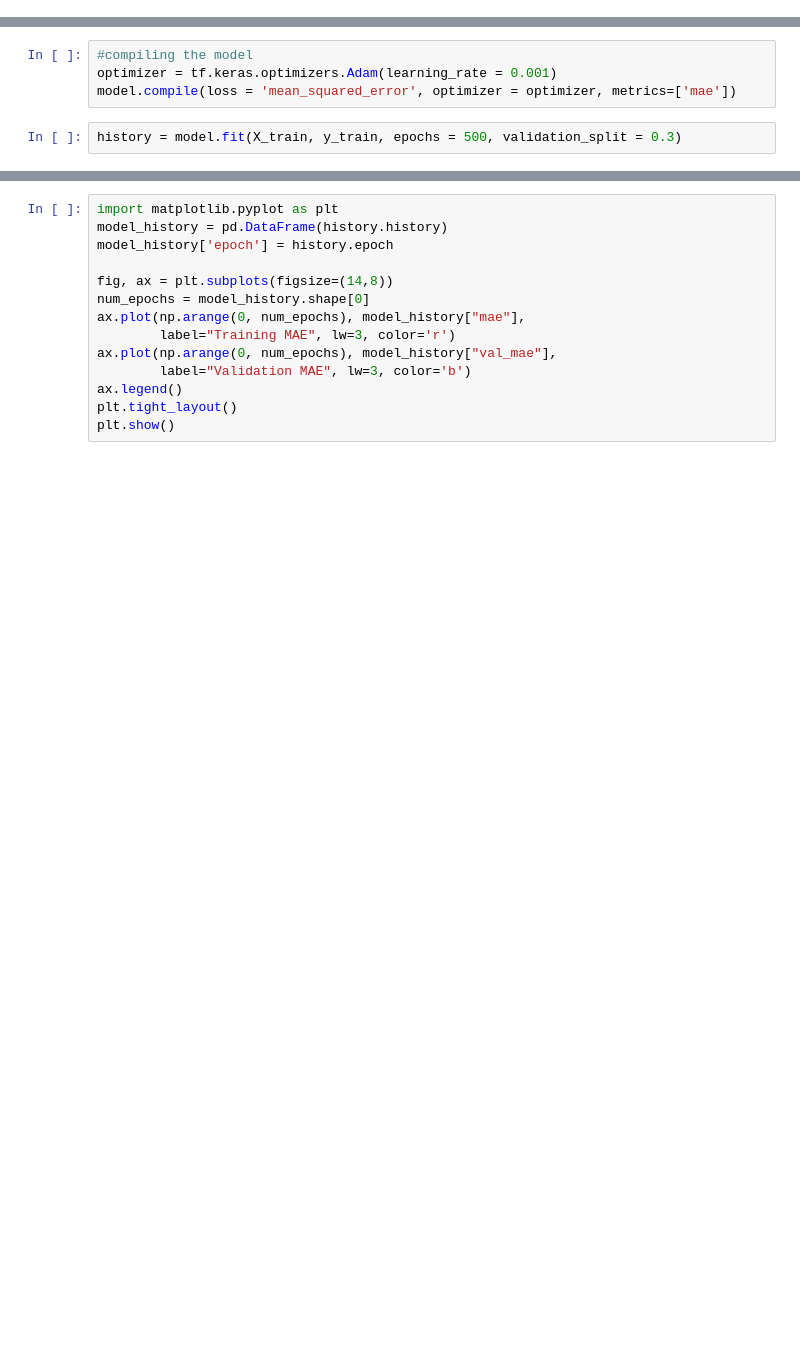
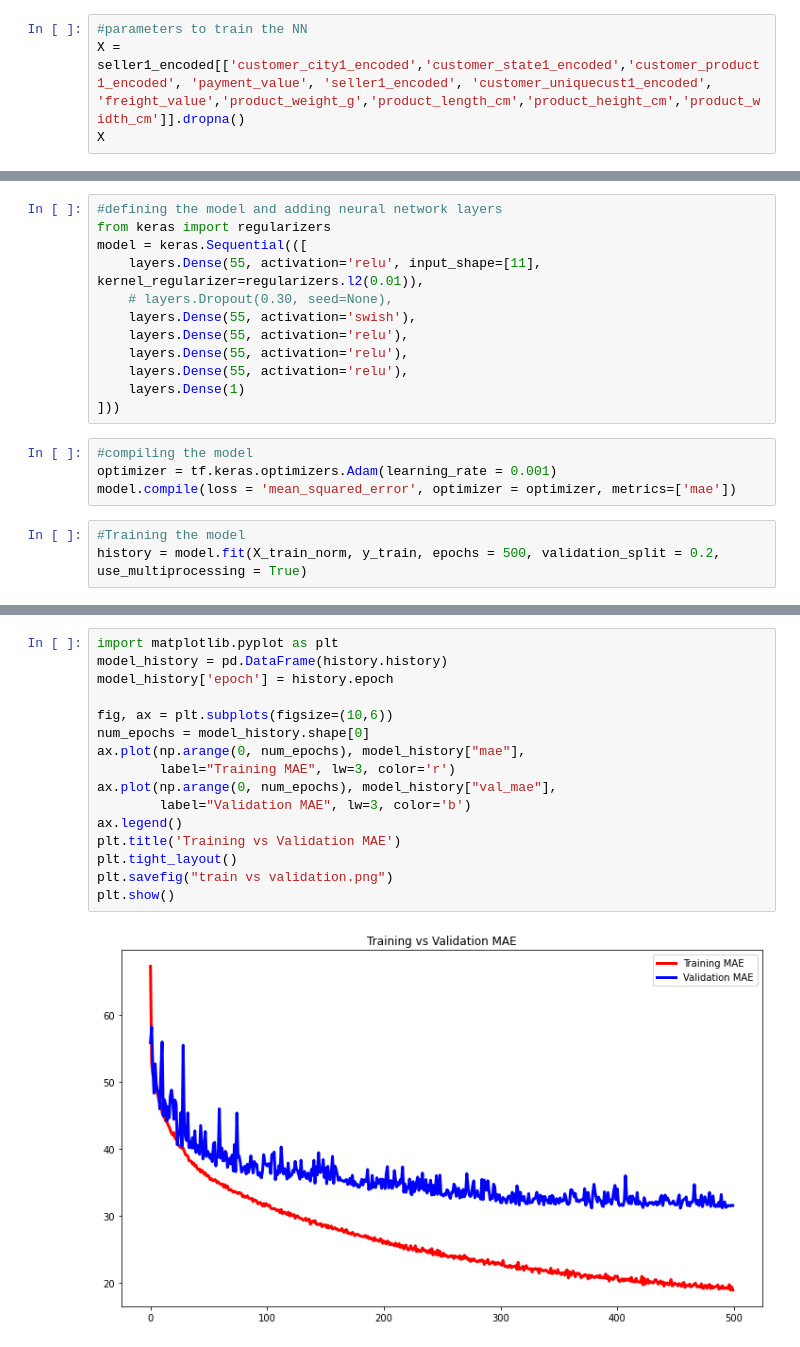
Before and after one commit to Varadad/Personalize_Pricing, a Jupyter notebook: Personalize_Pricing.ipynb, the cells around one changed output, grey strips where cells are left out. Saved outputs shown, nothing was run; the diff lists cells and outputs as text; blank space fills up the shorter version.

```diff
--- a/Personalize_Pricing.ipynb
+++ b/Personalize_Pricing.ipynb
@@ -268,0 +138,4 @@ model = keras.Sequential(([
+# %%
+#parameters to train the NN
+X = seller1_encoded[['customer_city1_encoded','customer_state1_encoded','customer_product1_encoded', 'payment_value', 'seller1_encoded', 'customer_uniquecust1_encoded', 'freight_value','product_weight_g','product_length_cm','product_height_cm','product_width_cm']].dropna()
+X
@@ -269,6 +199,19 @@ model = keras.Sequential(([
+# %%
+#defining the model and adding neural network layers
+from keras import regularizers
+model = keras.Sequential(([
+    layers.Dense(55, activation='relu', input_shape=[11], kernel_regularizer=regularizers.l2(0.01)),
+    # layers.Dropout(0.30, seed=None),
+    layers.Dense(55, activation='swish'),
+    layers.Dense(55, activation='relu'),
+    layers.Dense(55, activation='relu'),
+    layers.Dense(55, activation='relu'),
+    layers.Dense(1)
+]))
 # %%
 #compiling the model
 optimizer = tf.keras.optimizers.Adam(learning_rate = 0.001)
 model.compile(loss = 'mean_squared_error', optimizer = optimizer, metrics=['mae'])
 # %%
-history = model.fit(X_train, y_train, epochs = 500, validation_split = 0.3)
+#Training the model
+history = model.fit(X_train_norm, y_train, epochs = 500, validation_split = 0.2, use_multiprocessing = True)
@@ -275,14 +236,18 @@ history = model.fit(X_train, y_train, epochs = 500, validation_split = 0.3)
 # %%
 import matplotlib.pyplot as plt
 model_history = pd.DataFrame(history.history)
 model_history['epoch'] = history.epoch
 
-fig, ax = plt.subplots(figsize=(14,8))
+fig, ax = plt.subplots(figsize=(10,6))
 num_epochs = model_history.shape[0]
 ax.plot(np.arange(0, num_epochs), model_history["mae"],
         label="Training MAE", lw=3, color='r')
 ax.plot(np.arange(0, num_epochs), model_history["val_mae"],
         label="Validation MAE", lw=3, color='b')
 ax.legend()
+plt.title('Training vs Validation MAE')
 plt.tight_layout()
+plt.savefig("train vs validation.png")
 plt.show()
+# %% [output]
+[figure, added]
```
Also changed, not shown: parts of 94 cells of this notebook.
